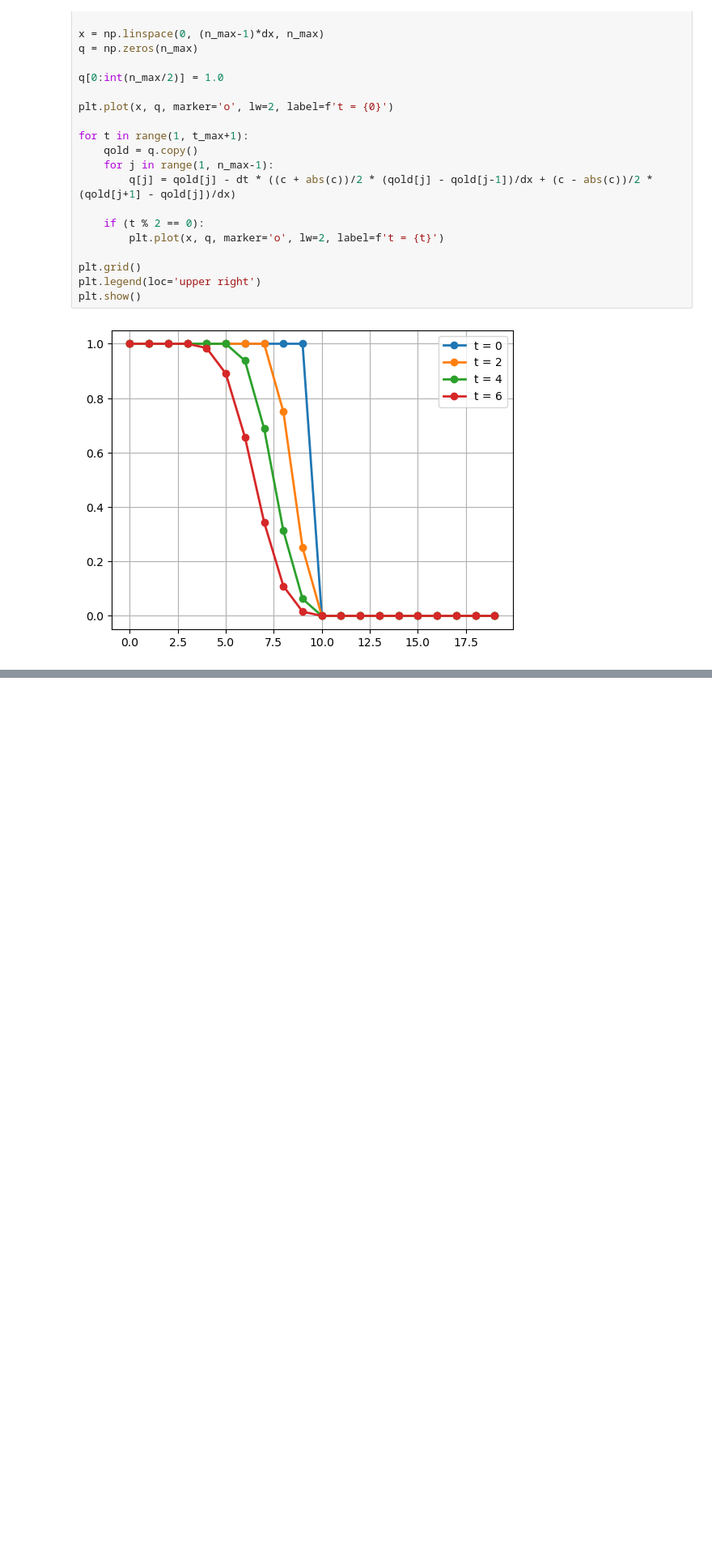
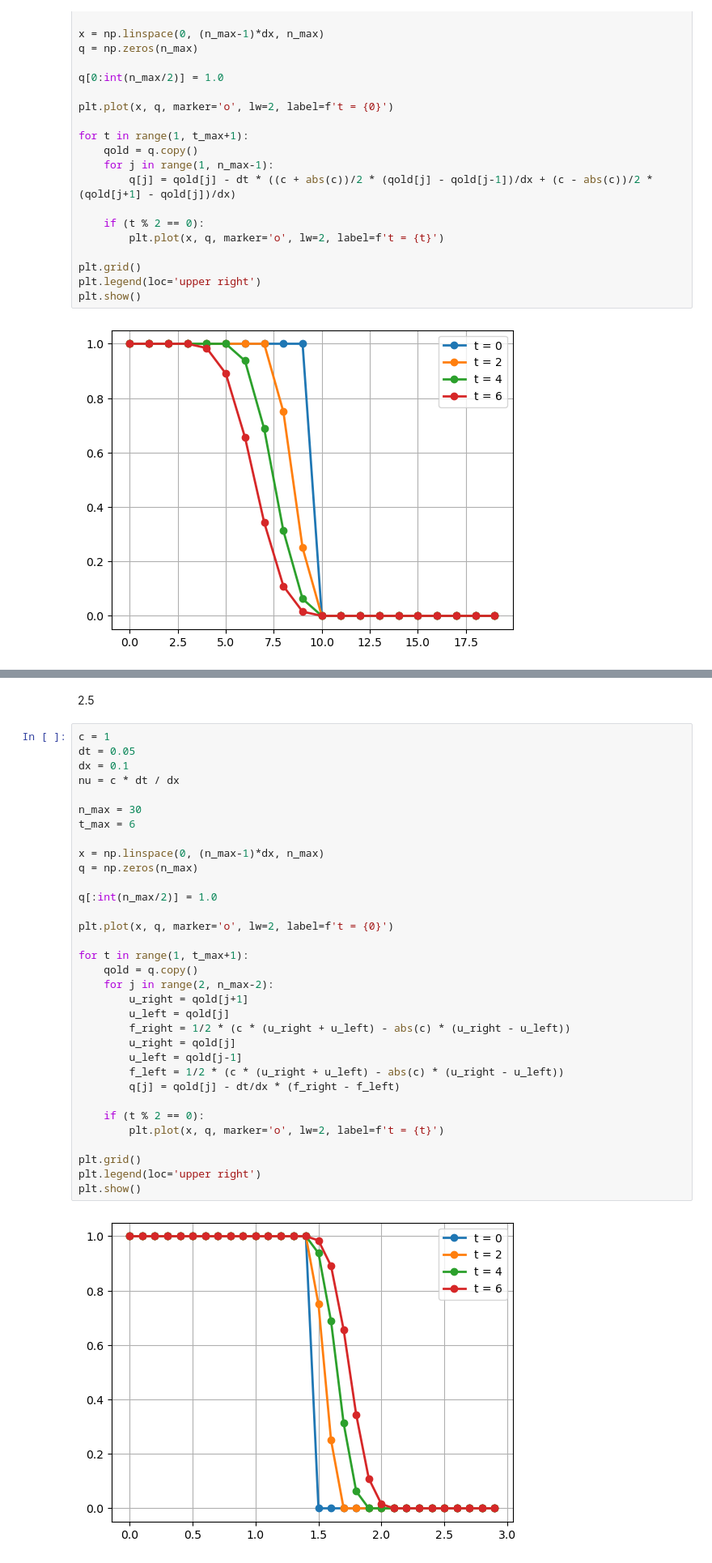
Before and after one commit to Keita-A/fluid-simulation-python, a Jupyter notebook: chap2.ipynb, the cells around one changed output, grey strips where cells are left out. Shown: that part at 81% size. Drawn from its saved outputs; the diff is of its cells as text; blank space fills up the shorter version.

```diff
--- a/chap2.ipynb
+++ b/chap2.ipynb
@@ -200,0 +234,37 @@ plt.show()
+# %% [markdown]
+2.5
+# %%
+c = 1
+dt = 0.05
+dx = 0.1
+nu = c * dt / dx
+
+n_max = 30
+t_max = 6
+
+x = np.linspace(0, (n_max-1)*dx, n_max)
+q = np.zeros(n_max)
+
+q[:int(n_max/2)] = 1.0
+
+plt.plot(x, q, marker='o', lw=2, label=f't = {0}')
+
+for t in range(1, t_max+1):
+    qold = q.copy()
+    for j in range(2, n_max-2):
+        u_right = qold[j+1]
+        u_left = qold[j]
+        f_right = 1/2 * (c * (u_right + u_left) - abs(c) * (u_right - u_left))
+        u_right = qold[j]
+        u_left = qold[j-1]
+        f_left = 1/2 * (c * (u_right + u_left) - abs(c) * (u_right - u_left))
+        q[j] = qold[j] - dt/dx * (f_right - f_left)
+
+    if (t % 2 == 0):
+        plt.plot(x, q, marker='o', lw=2, label=f't = {t}')
+
+plt.grid()
+plt.legend(loc='upper right')
+plt.show()
+# %% [output]
+[figure, added]
```
Also changed, not shown: parts of 14 cells of this notebook, 2 other files.
